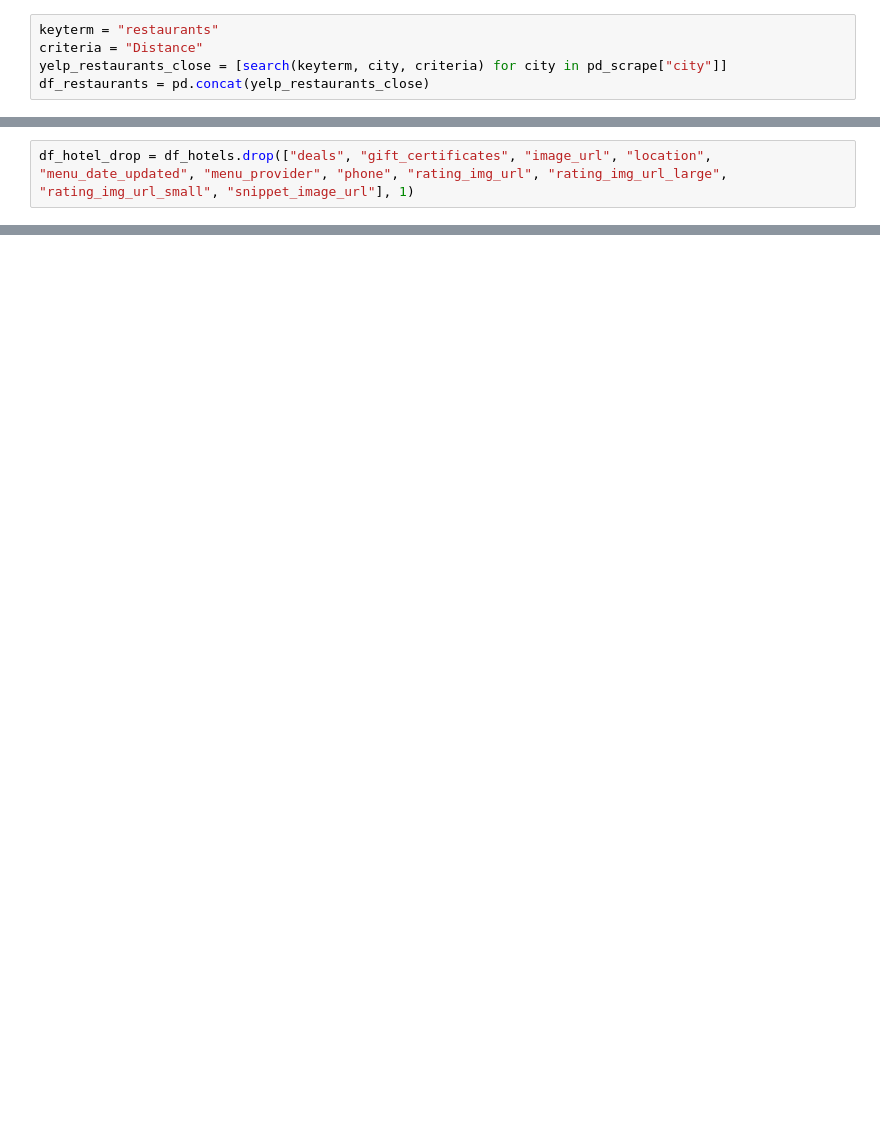
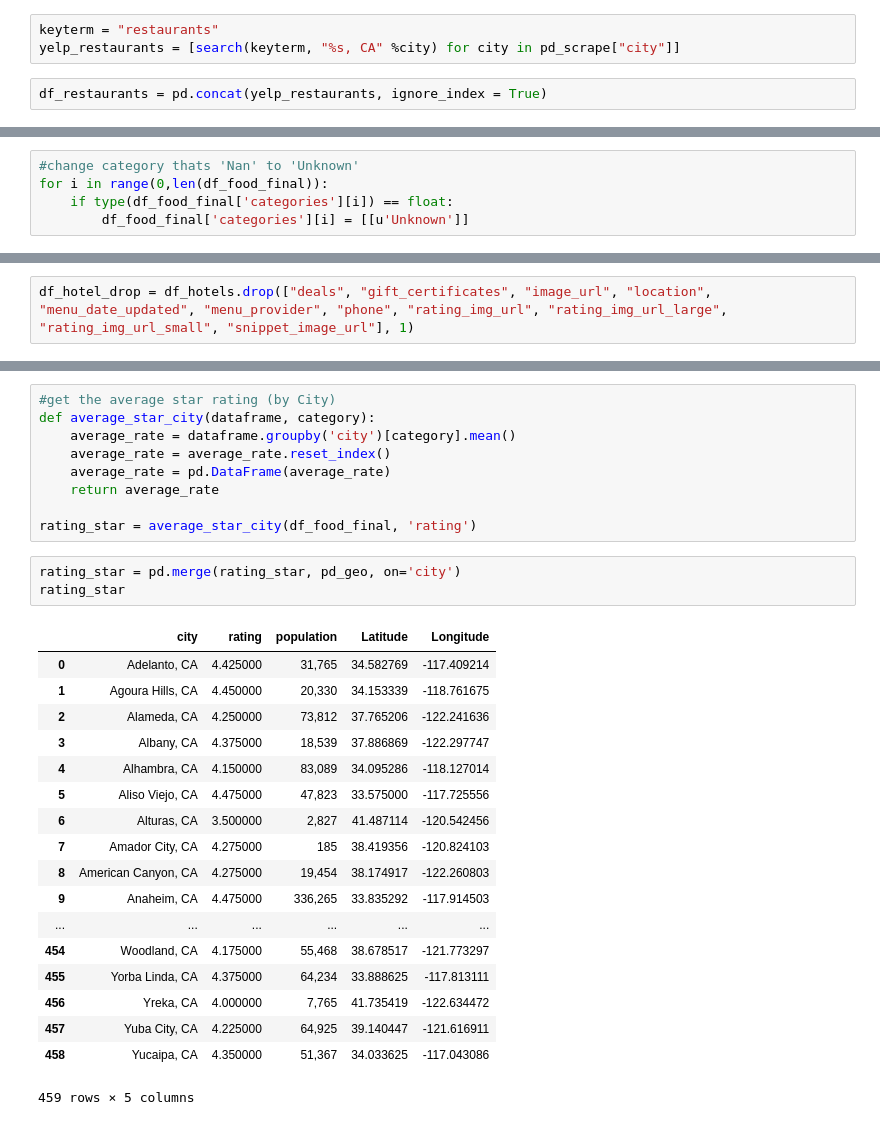
Before and after one commit to chloechen1995/STA-141B-Project, a Jupyter notebook: Yelp Project Analysis.ipynb, the cells around one changed output, grey strips where cells are left out. Cells and saved outputs as stored; diff of their text form; blank space fills up the shorter version.

```diff
--- a/Yelp Project Analysis.ipynb
+++ b/Yelp Project Analysis.ipynb
@@ -438,9 +152,9 @@ def search(keyterm, city, criteria):
     return df_result
 # %%
 keyterm = "restaurants"
-criteria = "Distance"
-yelp_restaurants_close = [search(keyterm, city, criteria) for city in pd_scrape["city"]]
-df_restaurants = pd.concat(yelp_restaurants_close)
+yelp_restaurants = [search(keyterm, "%s, CA" %city) for city in pd_scrape["city"]]
+# %%
+df_restaurants = pd.concat(yelp_restaurants, ignore_index = True)
 # %%
 df_food_drop = df_restaurants.drop(["deals", "gift_certificates", "image_url", "location", "menu_date_updated", "menu_provider", "phone", "rating_img_url", "rating_img_url_large", "rating_img_url_small", "snippet_image_url"], 1)
 df_food_final = pd.merge(df_food_drop, pd_geo, on = "city", how = "inner")
@@ -464,0 +161,5 @@ df_food_final = pd.merge(df_food_drop, pd_geo, on = "city", how = "inner")
+# %%
+#change category thats 'Nan' to 'Unknown'
+for i in range(0,len(df_food_final)):
+    if type(df_food_final['categories'][i]) == float:
+        df_food_final['categories'][i] = [[u'Unknown']]
@@ -529,0 +256,31 @@ df_landmarks_final.head()
+# %%
+#get the average star rating (by City)
+def average_star_city(dataframe, category):
+    average_rate = dataframe.groupby('city')[category].mean()
+    average_rate = average_rate.reset_index()
+    average_rate = pd.DataFrame(average_rate)
+    return average_rate
+
+rating_star = average_star_city(df_food_final, 'rating')
+# %%
+rating_star = pd.merge(rating_star, pd_geo, on='city')
+rating_star
+# %% [output]
+|  | city | rating | population | Latitude | Longitude |
+| 0 | Adelanto, CA | 4.425000 | 31,765 | 34.582769 | -117.409214 |
+| 1 | Agoura Hills, CA | 4.450000 | 20,330 | 34.153339 | -118.761675 |
+| 2 | Alameda, CA | 4.250000 | 73,812 | 37.765206 | -122.241636 |
+| 3 | Albany, CA | 4.375000 | 18,539 | 37.886869 | -122.297747 |
+| 4 | Alhambra, CA | 4.150000 | 83,089 | 34.095286 | -118.127014 |
+| 5 | Aliso Viejo, CA | 4.475000 | 47,823 | 33.575000 | -117.725556 |
+| 6 | Alturas, CA | 3.500000 | 2,827 | 41.487114 | -120.542456 |
+| 7 | Amador City, CA | 4.275000 | 185 | 38.419356 | -120.824103 |
+| 8 | American Canyon, CA | 4.275000 | 19,454 | 38.174917 | -122.260803 |
+| 9 | Anaheim, CA | 4.475000 | 336,265 | 33.835292 | -117.914503 |
+| ... | ... | ... | ... | ... | ... |
+| 454 | Woodland, CA | 4.175000 | 55,468 | 38.678517 | -121.773297 |
+| 455 | Yorba Linda, CA | 4.375000 | 64,234 | 33.888625 | -117.813111 |
+| 456 | Yreka, CA | 4.000000 | 7,765 | 41.735419 | -122.634472 |
+| 457 | Yuba City, CA | 4.225000 | 64,925 | 39.140447 | -121.616911 |
+| 458 | Yucaipa, CA | 4.350000 | 51,367 | 34.033625 | -117.043086 |
+459 rows × 5 columns
```
Also changed, not shown: parts of 55 cells of this notebook, 1 other file.
